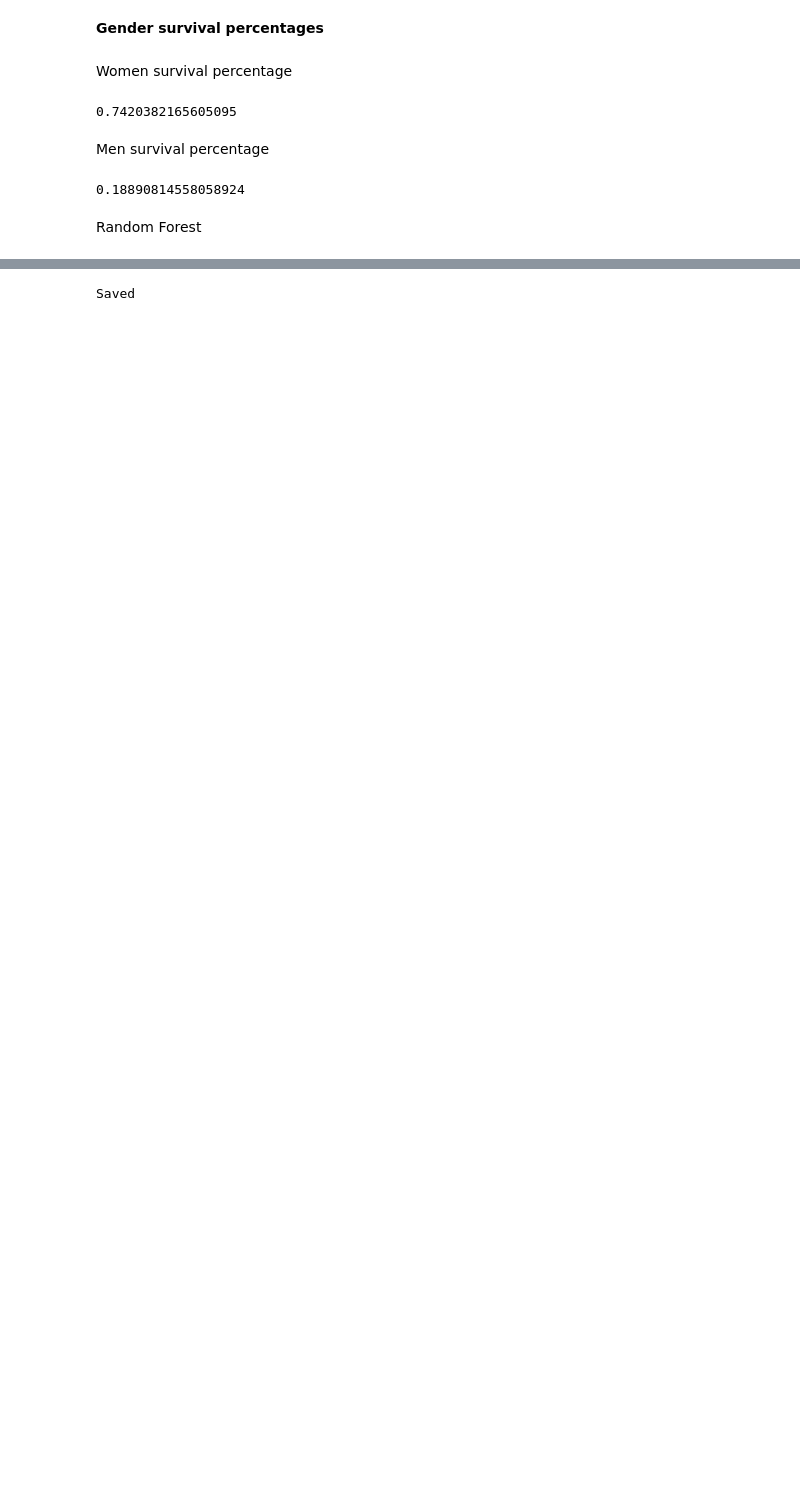
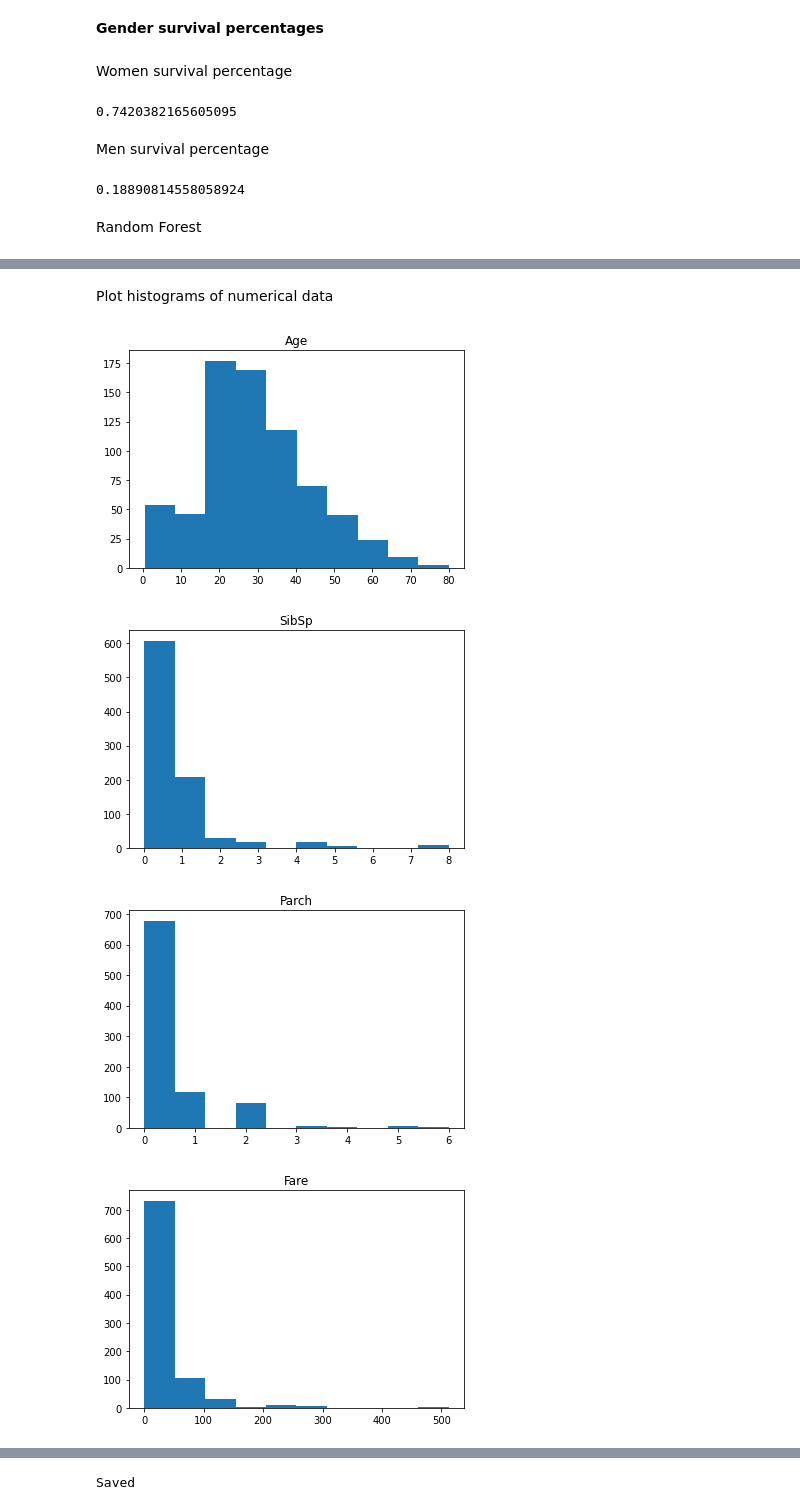
Before and after one commit to willschlitzer/kaggle-titanic, a Jupyter notebook: titanic-firsttry.ipynb, the cells around one changed output, grey strips where cells are left out. Drawn from its saved outputs; the diff is of its cells as text; code cells hidden in the pictures; blank space fills up the shorter version.

```diff
--- a/titanic-firsttry.ipynb
+++ b/titanic-firsttry.ipynb
@@ -63,0 +103,3 @@ Random Forest
+# %%
+training_numerical = train_data[["Age", "SibSp", "Parch", "Fare"]]
+training_numerical.info()
@@ -63,0 +135,12 @@ Random Forest
+# %% [markdown]
+Plot histograms of numerical data
+# %%
+for i in training_numerical:
+    plt.hist(training_numerical[i])
+    plt.title(i)
+    plt.show()
+# %% [output]
+[figure, added]
+[figure, added]
+[figure, added]
+[figure, added]
```
Also changed, not shown: parts of 14 cells of this notebook.
